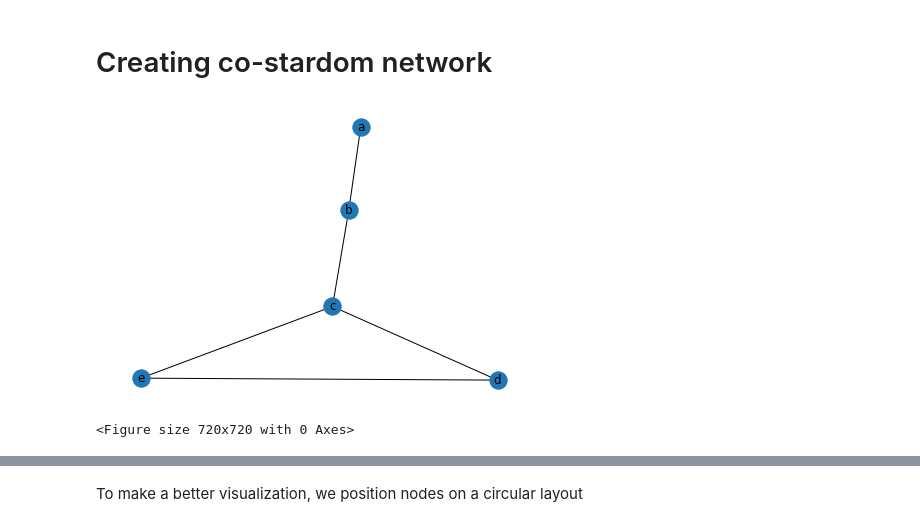
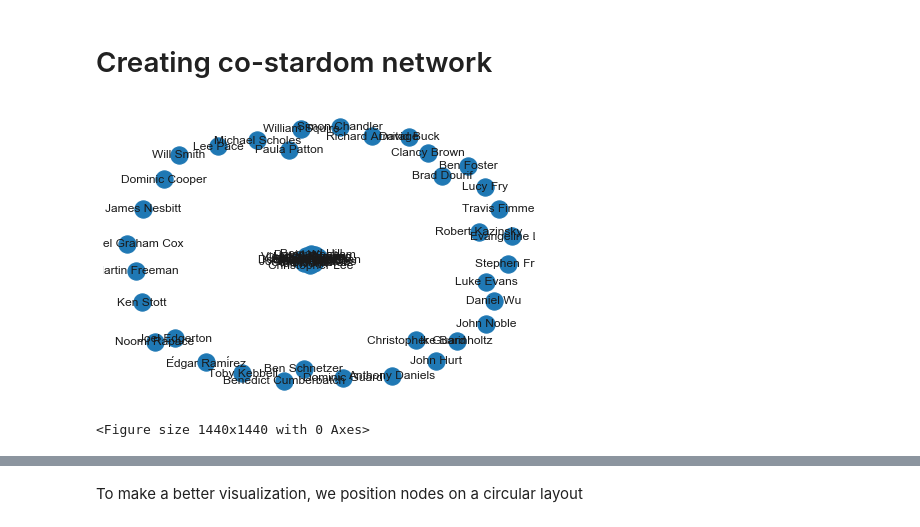
Before and after one commit to Simonerc95/HW3, a Jupyter notebook: bonus.ipynb, the cells around one changed output, grey strips where cells are left out. Cells and saved outputs as stored; diff of their text form; code cells hidden in the pictures.

```diff
--- a/bonus.ipynb
+++ b/bonus.ipynb
@@ -28,4 +78,4 @@ Now we have nodes of our network. In order to create edges, first we shoud make
 duel_stars = []
 for i in range(0 , len(stars)) :
     for j in range(i+1,len(stars)) :
-        duel_stars.append(list((stars[i],stars[j]))) #make a nested list with all possible duel combination
+        duel_stars.append((stars[i],stars[j])) #make a nested list with all possible duel combination
@@ -32,18 +85,17 @@ for i in range(0 , len(stars)) :
 # %% [markdown]
 In this step we should check which duel combinations that we created in previous step, exist in more than 2 documents
-# %%
-edge = []
-counter = 0
-for i in s : #for each dual combination
-    for j in range(len(df.index)): # search in the whole dataset
-        with open(path2+'article_' + docId + '.tsv', encoding = 'utf8') as fd:
-            rd = csv.reader(fd, delimiter="\t", quotechar='"')
-            for row in rd:
-                if row :
-                    tsv = row
-        stars = tsv[6].split(",")
-        if(all(elem in stars  for elem in i )) : #if both elements of the combination was in the document
-            counter = counter + 1
-            if (counter == 2 ): # we want them to be together in at least 2 movies
-                edge.append(tuple(i))
-                break
+# %%
+edge = []
+nodes = set()
+for x,y in duel_stars : #for each dual combination
+    counter = 0
+    for j in result.index: # search in the whole dataset
+        tsv = newdict[str(j)]
+        starring = tsv[6].replace('\n', '').strip(',').split(',,')
+        if len(set((x,y)).intersection(set(starring))) == 2:
+            counter += 1
+            if counter == 2:
+                edge.append((x,y))
+                nodes.add(x)
+                nodes.add(y)
+                break
@@ -51,17 +125,13 @@ for i in s : #for each dual combination
 Now we have Nodes and Edges. It's time to create a network
 # %% [markdown]
 # Creating co-stardom network
-# %%
-stars = ['a','b','c','d','e']
-edge = [('a','b'),('b','c'), ('d','e'), ('c', 'e'), ('c', 'd')]
 # %%
 G = nx.Graph()
 G.add_nodes_from(stars)
 G.add_edges_from(edge)
-nx.draw(G, with_labels = 1)
-plt.figure(figsize=(10,10))
-plt.savefig("co-stardom.png")
+nx.draw(G, with_labels = 5)
+plt.savefig("co-stardom.png", format = 'png')
 plt.show()
 # %% [output]
-[figure, old version]
+[figure, new version]
-<Figure size 720x720 with 0 Axes>
+<Figure size 1440x1440 with 0 Axes>
```
Also changed, not shown: parts of 18 cells of this notebook, 4 other files.
